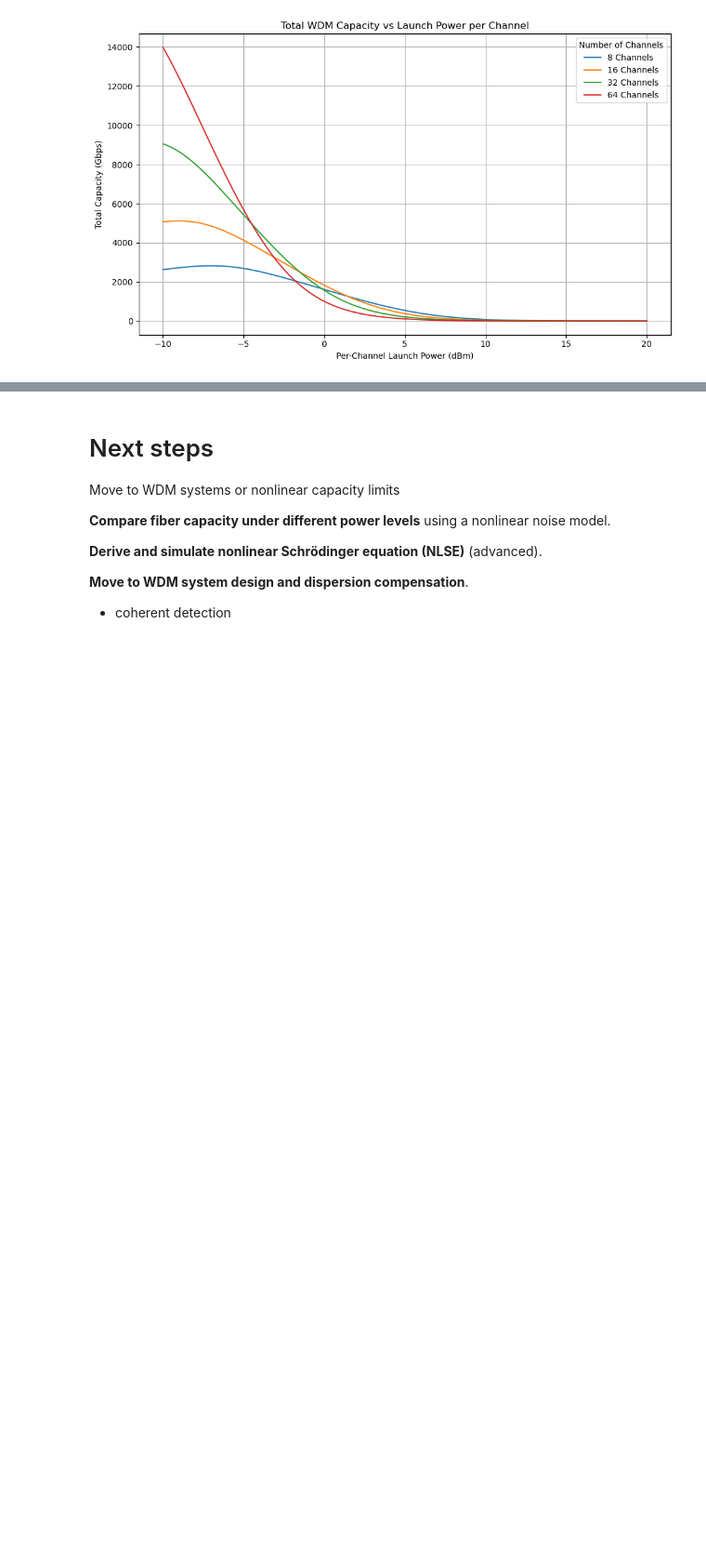
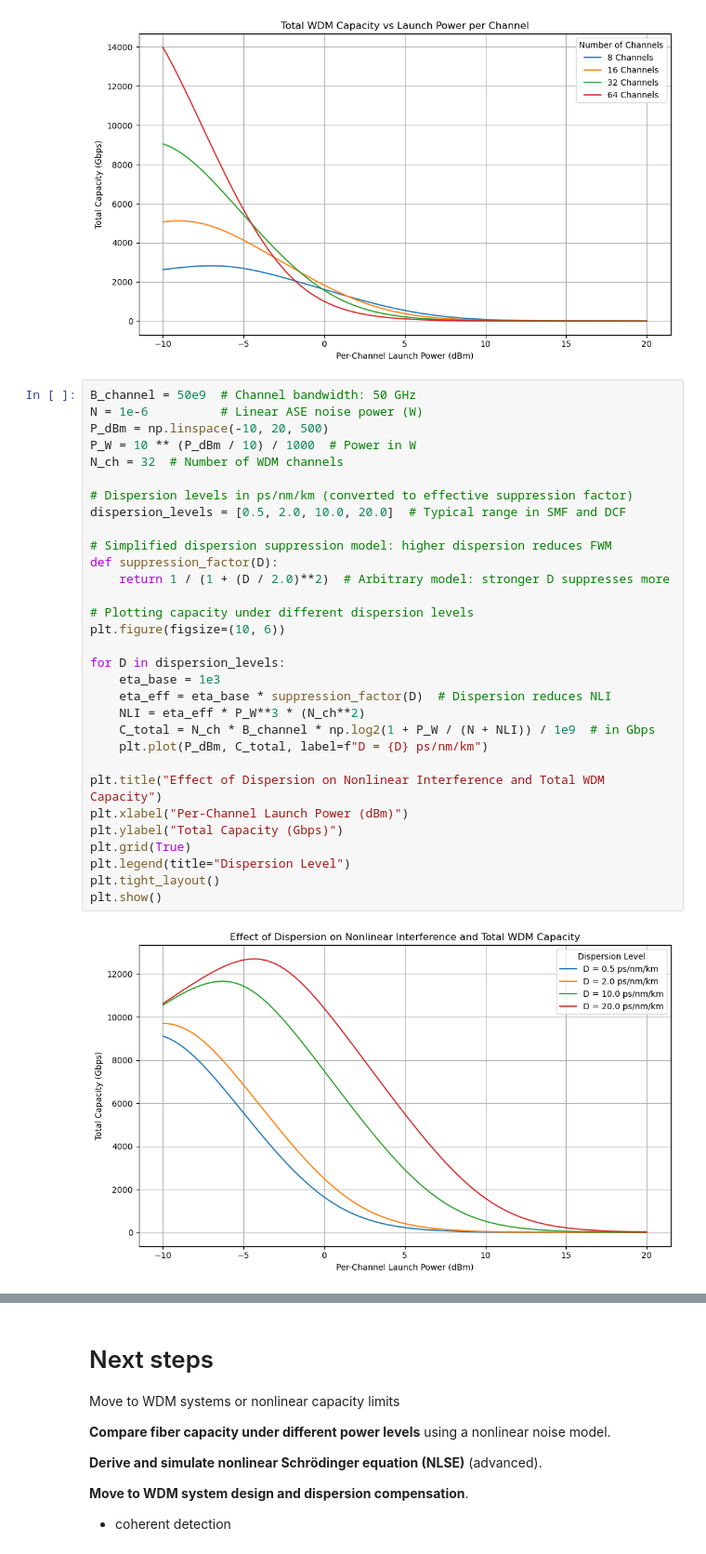
Before and after one commit to hamed-h98/Optical_Wireless_Communications, a Jupyter notebook: optical_simulations/fiber.ipynb, the cells around one changed output, grey strips where cells are left out. Shown at 93% size. Drawn from its saved outputs; the diff is of its cells as text; blank space fills up the shorter version.

```diff
--- a/optical_simulations/fiber.ipynb
+++ b/optical_simulations/fiber.ipynb
@@ -691,3 +691,36 @@ plt.tight_layout()
 plt.show()
 # %% [output]
 [figure]
+# %%
+B_channel = 50e9  # Channel bandwidth: 50 GHz
+N = 1e-6          # Linear ASE noise power (W)
+P_dBm = np.linspace(-10, 20, 500)
+P_W = 10 ** (P_dBm / 10) / 1000  # Power in W
+N_ch = 32  # Number of WDM channels
+
+# Dispersion levels in ps/nm/km (converted to effective suppression factor)
+dispersion_levels = [0.5, 2.0, 10.0, 20.0]  # Typical range in SMF and DCF
+
+# Simplified dispersion suppression model: higher dispersion reduces FWM
+def suppression_factor(D):
+    return 1 / (1 + (D / 2.0)**2)  # Arbitrary model: stronger D suppresses more
+
+# Plotting capacity under different dispersion levels
+plt.figure(figsize=(10, 6))
+
+for D in dispersion_levels:
+    eta_base = 1e3
+    eta_eff = eta_base * suppression_factor(D)  # Dispersion reduces NLI
+    NLI = eta_eff * P_W**3 * (N_ch**2)
+    C_total = N_ch * B_channel * np.log2(1 + P_W / (N + NLI)) / 1e9  # in Gbps
+    plt.plot(P_dBm, C_total, label=f"D = {D} ps/nm/km")
+
+plt.title("Effect of Dispersion on Nonlinear Interference and Total WDM Capacity")
+plt.xlabel("Per-Channel Launch Power (dBm)")
+plt.ylabel("Total Capacity (Gbps)")
+plt.grid(True)
+plt.legend(title="Dispersion Level")
+plt.tight_layout()
+plt.show()
+# %% [output]
+[figure, added]
```
Also changed, not shown: parts of 1 cell of this notebook.
